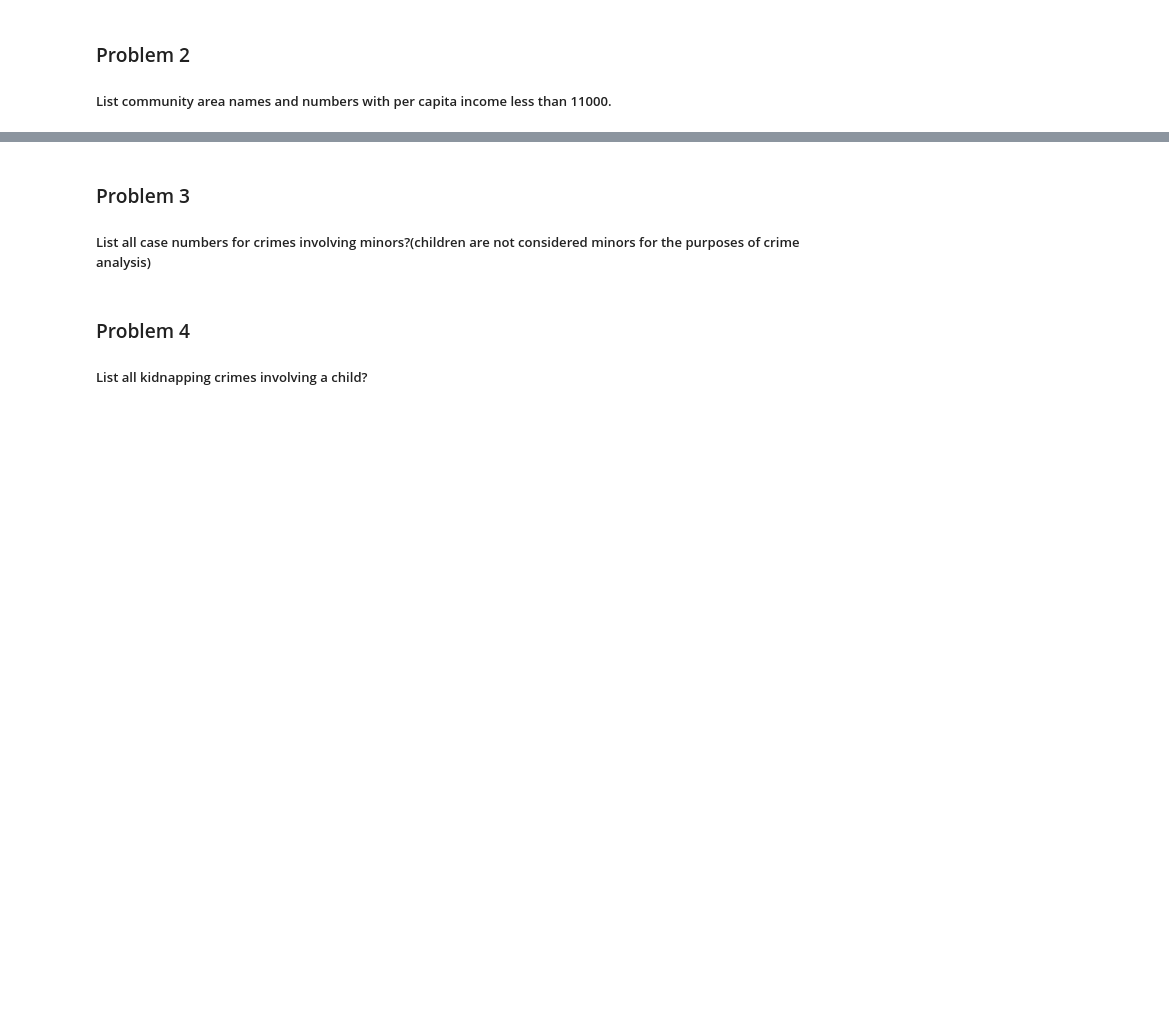
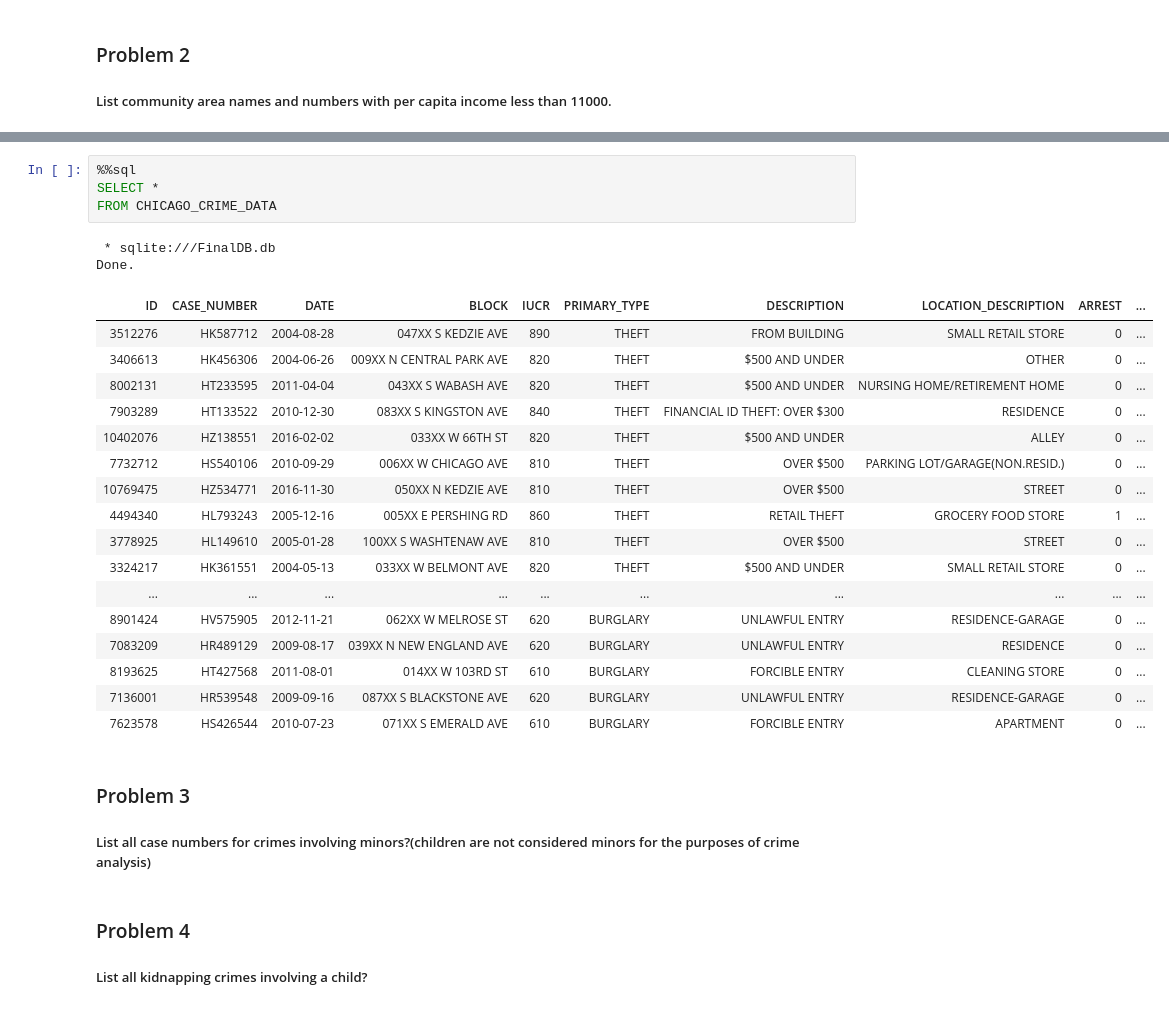
Before and after one commit to YaaseenK/Databases_SQL_Data_Science_w-_Python, a Jupyter notebook: module5/final/mod5-final-project-v2.ipynb, the cells around one changed output, grey strips where cells are left out. Drawn from its saved outputs; the diff is of its cells as text; blank space fills up the shorter version.

```diff
--- a/module5/final/mod5-final-project-v2.ipynb
+++ b/module5/final/mod5-final-project-v2.ipynb
@@ -190,3 +201,27 @@ Done.
+# %%
+%%sql
+SELECT *
+FROM CHICAGO_CRIME_DATA
+# %% [output]
+ * sqlite:///FinalDB.db
+Done.
+| ID | CASE_NUMBER | DATE | BLOCK | IUCR | PRIMARY_TYPE | DESCRIPTION | LOCATION_DESCRIPTION | ARREST | ... |
+| 3512276 | HK587712 | 2004-08-28 | 047XX S KEDZIE AVE | 890 | THEFT | FROM BUILDING | SMALL RETAIL STORE | 0 | ... |
+| 3406613 | HK456306 | 2004-06-26 | 009XX N CENTRAL PARK AVE | 820 | THEFT | $500 AND UNDER | OTHER | 0 | ... |
+| 8002131 | HT233595 | 2011-04-04 | 043XX S WABASH AVE | 820 | THEFT | $500 AND UNDER | NURSING HOME/RETIREMENT HOME | 0 | ... |
+| 7903289 | HT133522 | 2010-12-30 | 083XX S KINGSTON AVE | 840 | THEFT | FINANCIAL ID THEFT: OVER $300 | RESIDENCE | 0 | ... |
+| 10402076 | HZ138551 | 2016-02-02 | 033XX W 66TH ST | 820 | THEFT | $500 AND UNDER | ALLEY | 0 | ... |
+| 7732712 | HS540106 | 2010-09-29 | 006XX W CHICAGO AVE | 810 | THEFT | OVER $500 | PARKING LOT/GARAGE(NON.RESID.) | 0 | ... |
+| 10769475 | HZ534771 | 2016-11-30 | 050XX N KEDZIE AVE | 810 | THEFT | OVER $500 | STREET | 0 | ... |
+| 4494340 | HL793243 | 2005-12-16 | 005XX E PERSHING RD | 860 | THEFT | RETAIL THEFT | GROCERY FOOD STORE | 1 | ... |
+| 3778925 | HL149610 | 2005-01-28 | 100XX S WASHTENAW AVE | 810 | THEFT | OVER $500 | STREET | 0 | ... |
+| 3324217 | HK361551 | 2004-05-13 | 033XX W BELMONT AVE | 820 | THEFT | $500 AND UNDER | SMALL RETAIL STORE | 0 | ... |
+| ... | ... | ... | ... | ... | ... | ... | ... | ... | ... |
+| 8901424 | HV575905 | 2012-11-21 | 062XX W MELROSE ST | 620 | BURGLARY | UNLAWFUL ENTRY | RESIDENCE-GARAGE | 0 | ... |
+| 7083209 | HR489129 | 2009-08-17 | 039XX N NEW ENGLAND AVE | 620 | BURGLARY | UNLAWFUL ENTRY | RESIDENCE | 0 | ... |
+| 8193625 | HT427568 | 2011-08-01 | 014XX W 103RD ST | 610 | BURGLARY | FORCIBLE ENTRY | CLEANING STORE | 0 | ... |
+| 7136001 | HR539548 | 2009-09-16 | 087XX S BLACKSTONE AVE | 620 | BURGLARY | UNLAWFUL ENTRY | RESIDENCE-GARAGE | 0 | ... |
+| 7623578 | HS426544 | 2010-07-23 | 071XX S EMERALD AVE | 610 | BURGLARY | FORCIBLE ENTRY | APARTMENT | 0 | ... |
 # %% [markdown]
 ### Problem 3
 
```
Also changed, not shown: parts of 4 cells of this notebook.
